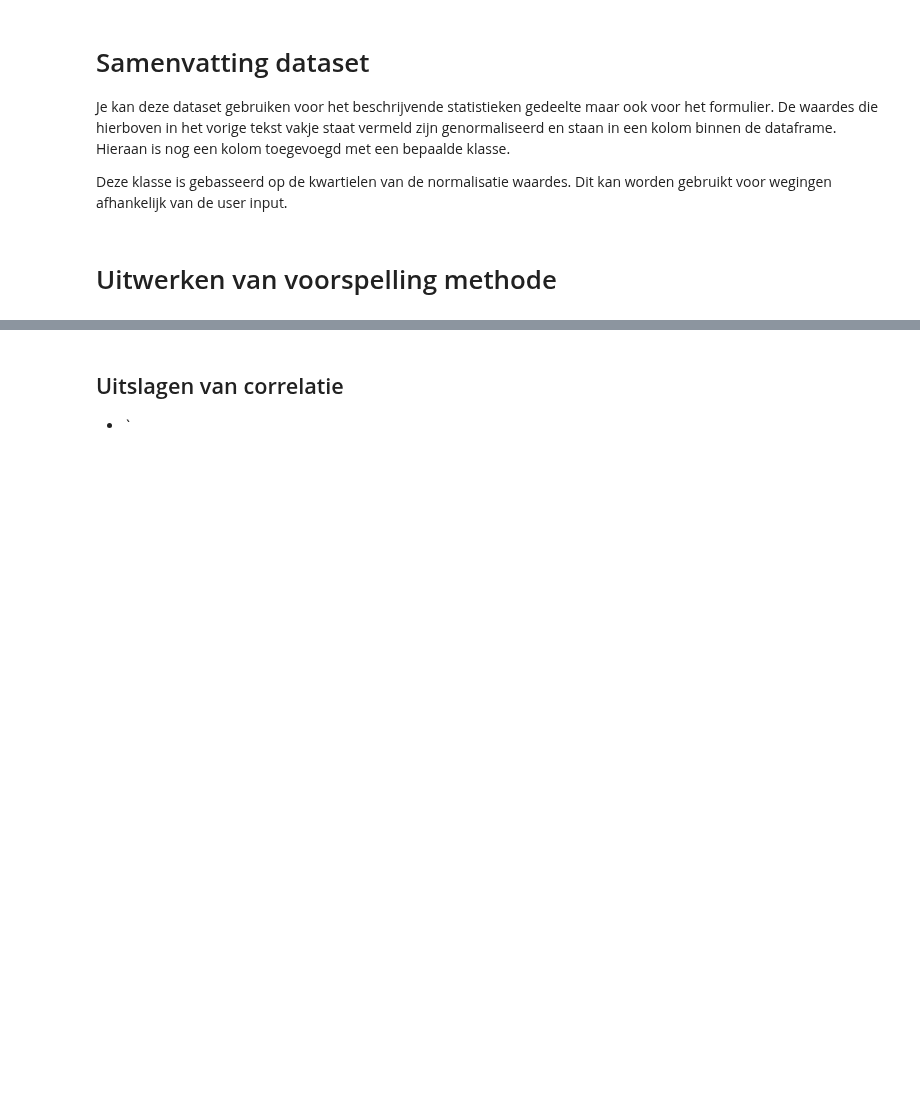
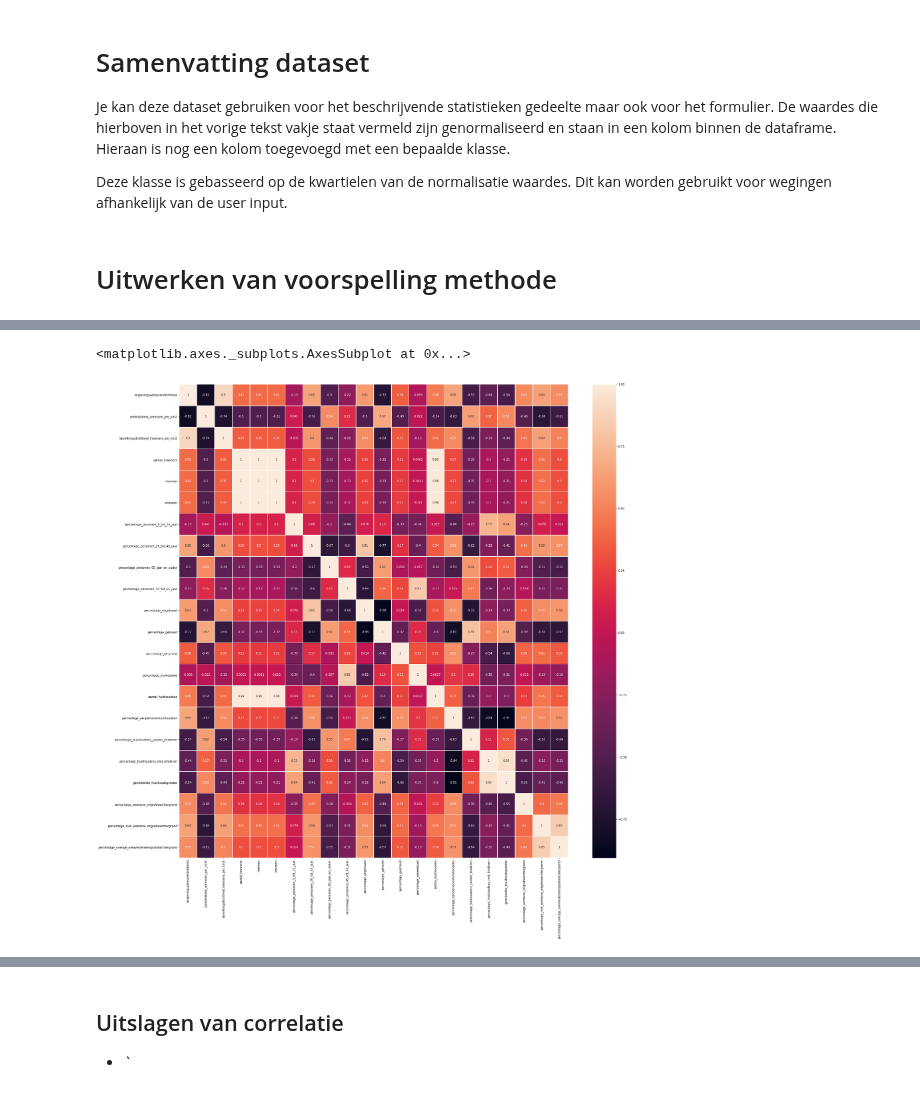
Before and after one commit to BramblePie/FlaskReact, a Jupyter notebook: flask-backend/notebooks/Demografie.ipynb, the cells around one changed output, grey strips where cells are left out. Saved outputs shown, nothing was run; the diff lists cells and outputs as text; code cells hidden in the pictures; blank space fills up the shorter version.

```diff
--- a/flask-backend/notebooks/Demografie.ipynb
+++ b/flask-backend/notebooks/Demografie.ipynb
@@ -378,0 +378,3 @@ for x in correlatie:
+# %%
+correlatie.drop(columns=['oppervlakte_water_in_ha', 'oppervlakte_land_in_ha', 'oppervlakte_totaal_in_ha', 'percentage_uit_turkije','percentage_uit_suriname', 'percentage_uit_nederlandse_antillen_en_aruba', 'percentage_uit_marokko', 'percentage_personen_15_tot_25_jaar', 'ind_wbi'], inplace=True)
+correlatie.drop(index=['oppervlakte_water_in_ha', 'oppervlakte_land_in_ha', 'oppervlakte_totaal_in_ha', 'percentage_uit_turkije','percentage_uit_suriname', 'percentage_uit_nederlandse_antillen_en_aruba', 'percentage_uit_marokko', 'percentage_personen_15_tot_25_jaar', 'ind_wbi'], inplace=True)
@@ -378,0 +400,6 @@ for x in correlatie:
+# %%
+fig, ax = plt.subplots(figsize=(30,30))         # Sample figsize in inches
+sns.heatmap(correlatie, annot=True, linewidths=.5, ax=ax)
+# %% [output]
+<matplotlib.axes._subplots.AxesSubplot at 0x...>
+[figure, added]
```
Also changed, not shown: parts of 4 cells of this notebook.
